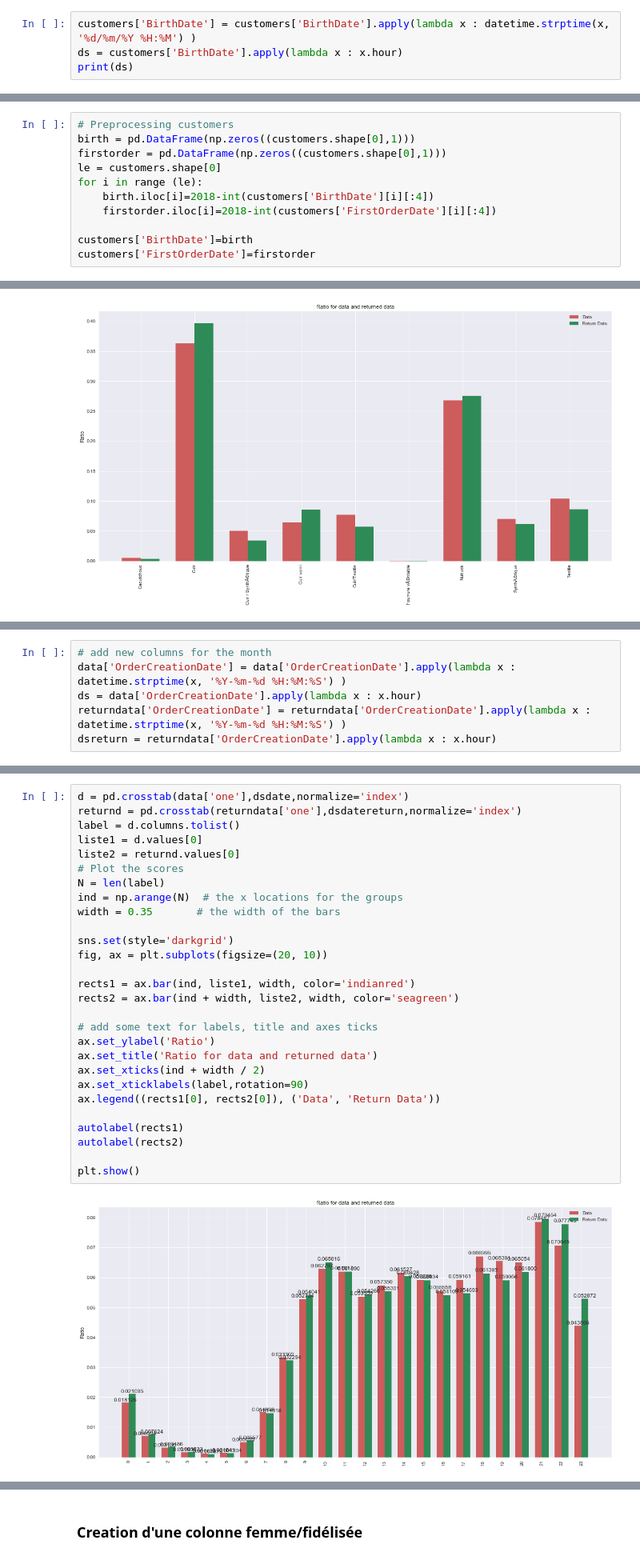
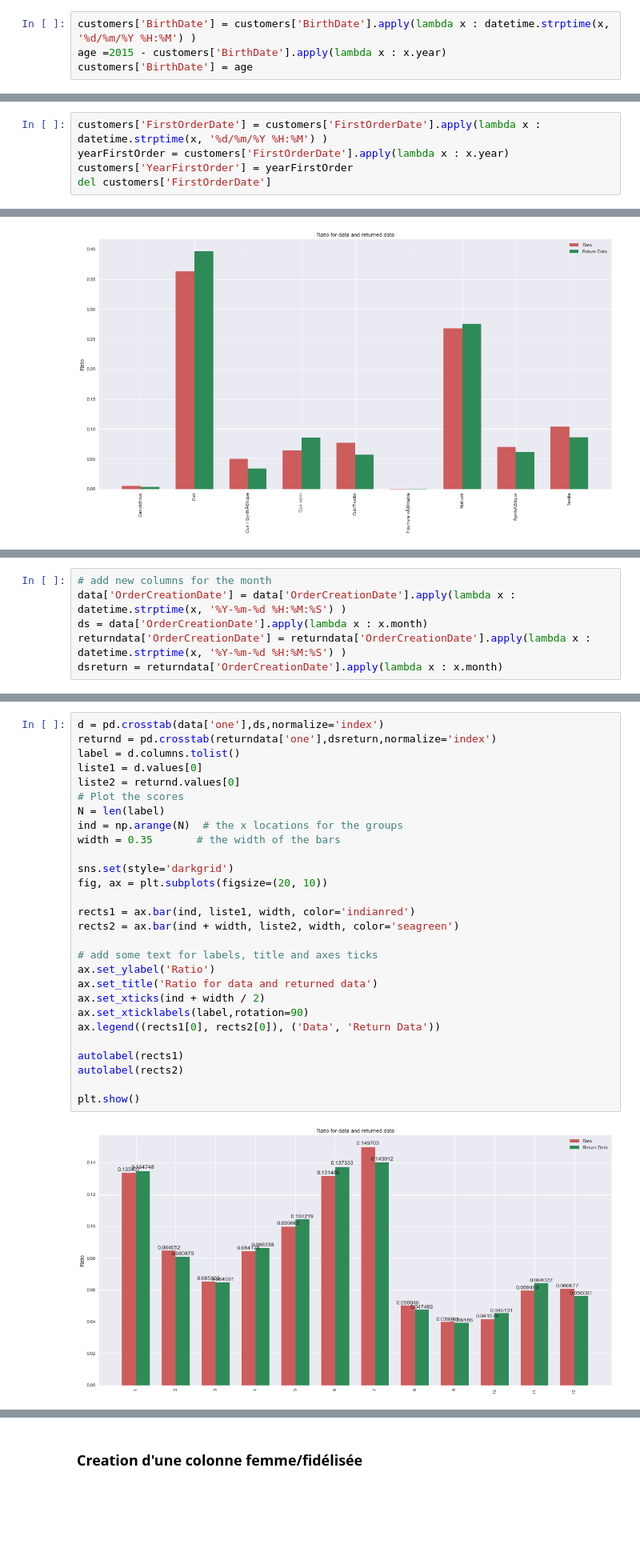
Before and after one commit to pepi4e/SD210-ML-challenge, a Jupyter notebook: statistiques.ipynb, the cells around one changed output, grey strips where cells are left out. Shown at 80% size. Cells and saved outputs as stored; diff of their text form; blank space fills up the shorter version.

```diff
--- a/statistiques.ipynb
+++ b/statistiques.ipynb
@@ -50,4 +55,4 @@ y_train = pd.read_csv("y_train.csv")
 # %%
 customers['BirthDate'] = customers['BirthDate'].apply(lambda x : datetime.strptime(x, '%d/%m/%Y %H:%M') )
-ds = customers['BirthDate'].apply(lambda x : x.hour)
-print(ds)
+age =2015 - customers['BirthDate'].apply(lambda x : x.year)
+customers['BirthDate'] = age
@@ -55,0 +59,5 @@ ValueError: time data '1898/09/19 00:00' does not match format '%d/%m/%Y %H:%M'
+# %%
+customers['FirstOrderDate'] = customers['FirstOrderDate'].apply(lambda x : datetime.strptime(x, '%d/%m/%Y %H:%M') )
+yearFirstOrder = customers['FirstOrderDate'].apply(lambda x : x.year)
+customers['YearFirstOrder'] = yearFirstOrder
+del customers['FirstOrderDate']
@@ -58,17 +77,6 @@ ValueError: time data '1898/09/19 00:00' does not match format '%d/%m/%Y %H:%M'
 col = products['SizeAdviceDescription'].eq('Prenez votre pointure habituelle').astype('float')
 col1 = products['SizeAdviceDescription'].eq(products['SizeAdviceDescription'][7]).astype('float')
 products['SizeAdviceDescription'] = col+col1
-# %%
-# Preprocessing customers
-birth = pd.DataFrame(np.zeros((customers.shape[0],1)))
-firstorder = pd.DataFrame(np.zeros((customers.shape[0],1)))
-le = customers.shape[0]
-for i in range (le):
-    birth.iloc[i]=2018-int(customers['BirthDate'][i][:4])
-    firstorder.iloc[i]=2018-int(customers['FirstOrderDate'][i][:4])
-
-customers['BirthDate']=birth
-customers['FirstOrderDate']=firstorder
 # %%
 products.head()
 # %% [output]
@@ -606,7 +597,7 @@ Name: OrderCreationDate, Length: 1067290, dtype: object
 # %%
 # add new columns for the month
 data['OrderCreationDate'] = data['OrderCreationDate'].apply(lambda x : datetime.strptime(x, '%Y-%m-%d %H:%M:%S') )
-ds = data['OrderCreationDate'].apply(lambda x : x.hour)
+ds = data['OrderCreationDate'].apply(lambda x : x.month)
 returndata['OrderCreationDate'] = returndata['OrderCreationDate'].apply(lambda x : datetime.strptime(x, '%Y-%m-%d %H:%M:%S') )
-dsreturn = returndata['OrderCreationDate'].apply(lambda x : x.hour)
+dsreturn = returndata['OrderCreationDate'].apply(lambda x : x.month)
 # %% [output]
@@ -636,30 +609,30 @@ ratioreturn.plot(kind='bar')
 # %%
-d = pd.crosstab(data['one'],dsdate,normalize='index')
-returnd = pd.crosstab(returndata['one'],dsdatereturn,normalize='index')
+d = pd.crosstab(data['one'],ds,normalize='index')
+returnd = pd.crosstab(returndata['one'],dsreturn,normalize='index')
 label = d.columns.tolist()
 liste1 = d.values[0]
 liste2 = returnd.values[0]
 # Plot the scores
 N = len(label)
 ind = np.arange(N)  # the x locations for the groups
 width = 0.35       # the width of the bars
 
 sns.set(style='darkgrid')
 fig, ax = plt.subplots(figsize=(20, 10))
 
 rects1 = ax.bar(ind, liste1, width, color='indianred')
 rects2 = ax.bar(ind + width, liste2, width, color='seagreen')
 
 # add some text for labels, title and axes ticks
 ax.set_ylabel('Ratio')
 ax.set_title('Ratio for data and returned data')
 ax.set_xticks(ind + width / 2)
 ax.set_xticklabels(label,rotation=90)
 ax.legend((rects1[0], rects2[0]), ('Data', 'Return Data'))
 
 autolabel(rects1)
 autolabel(rects2)
 
 plt.show()
 # %% [output]
-[figure, old version]
+[figure, new version]
```
Also changed, not shown: parts of 42 cells of this notebook.
